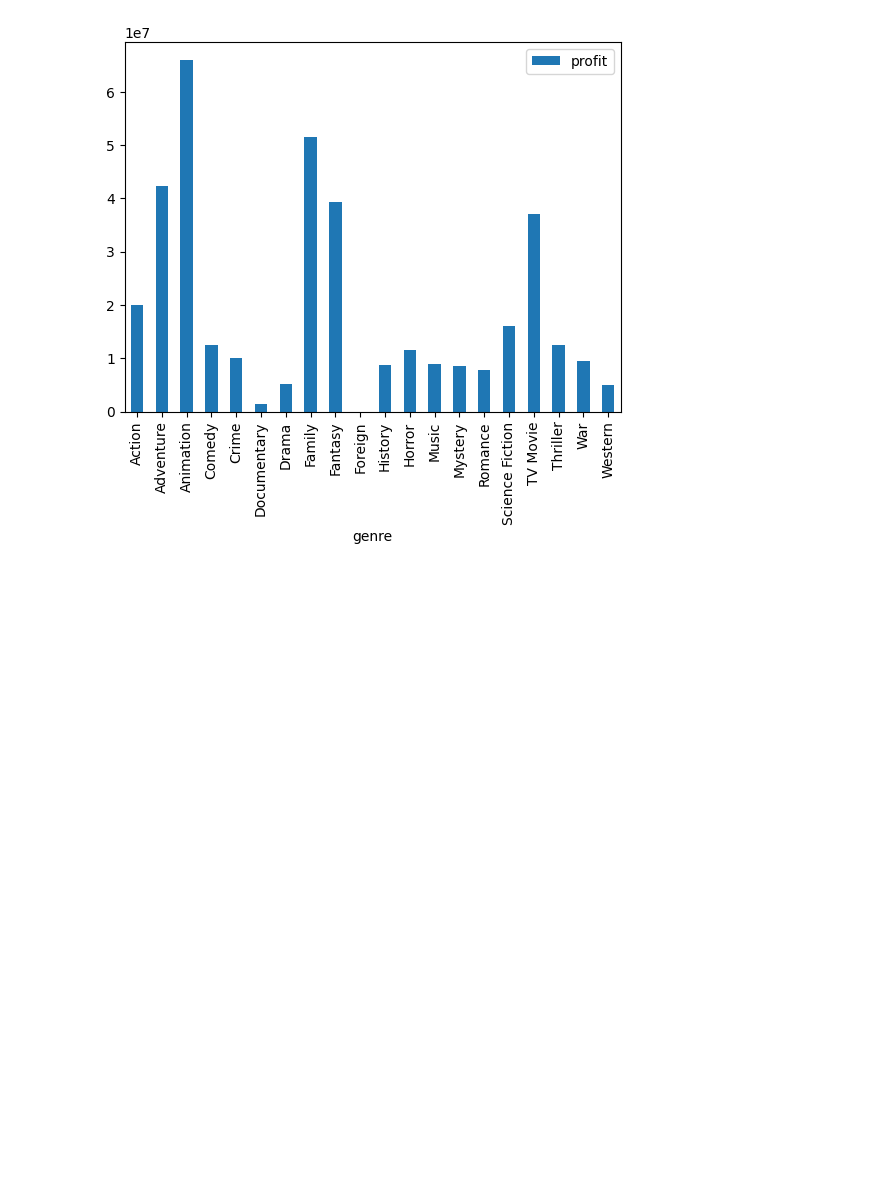
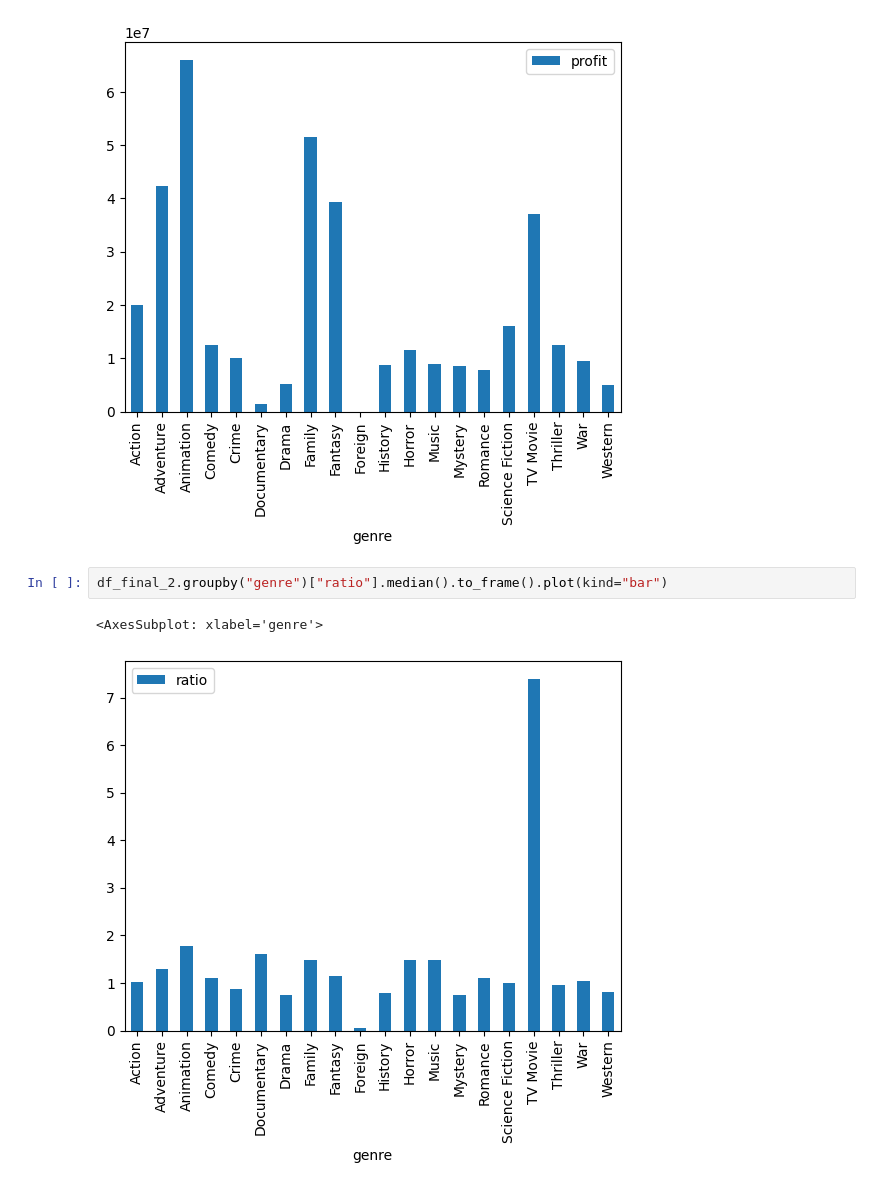
Before and after one commit to movieData314/CSE314Final, a Jupyter notebook: profit.ipynb, the cells around one changed output. Drawn from its saved outputs; the diff is of its cells as text; blank space fills up the shorter version.

```diff
--- a/profit.ipynb
+++ b/profit.ipynb
@@ -67,3 +76,8 @@ df_final_2.groupby("genre")["profit"].median().to_frame().plot(kind="bar")
 # %% [output]
 <AxesSubplot: xlabel='genre'>
 [figure]
+# %%
+df_final_2.groupby("genre")["ratio"].median().to_frame().plot(kind="bar")
+# %% [output]
+<AxesSubplot: xlabel='genre'>
+[figure, added]
```
Also changed, not shown: parts of 6 cells of this notebook.
